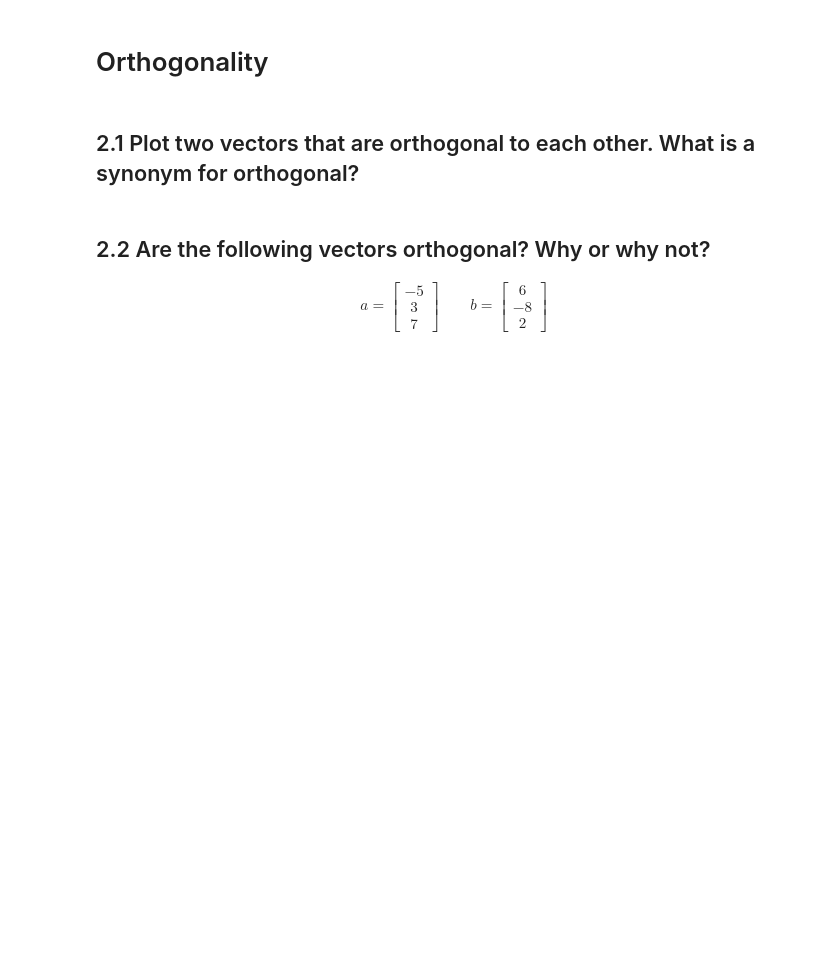
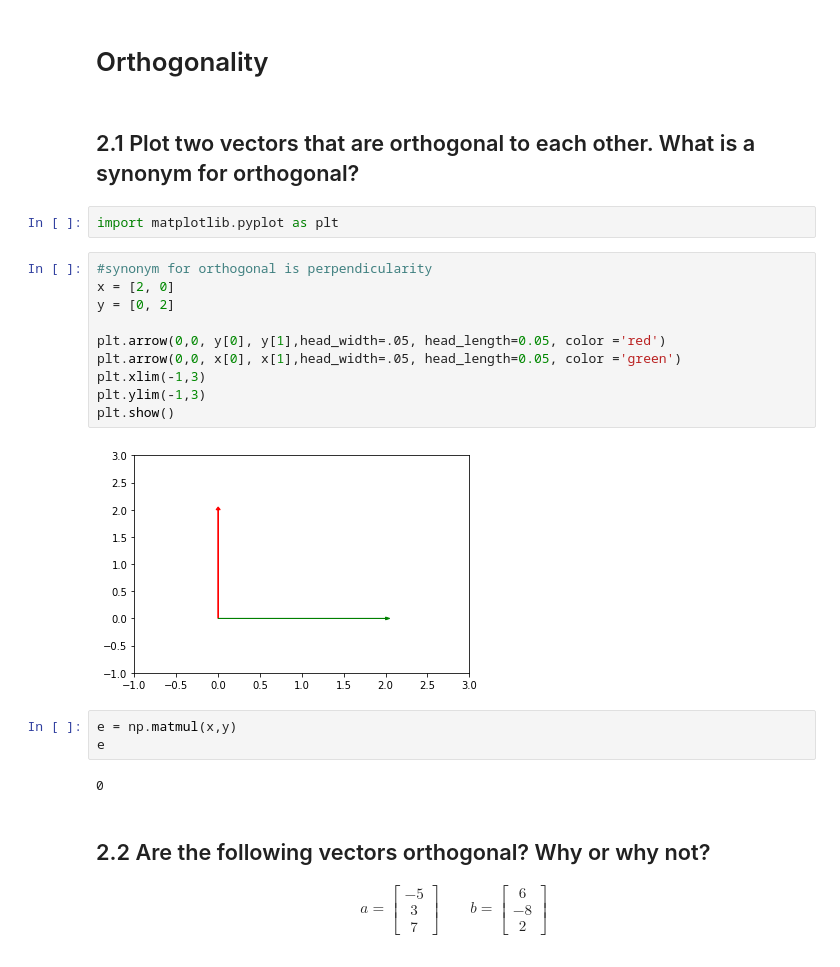
Before and after one commit to IvanCampos11/DS-Unit-1-Sprint-3-Linear-Algebra, a Jupyter notebook: module2-intermediate-linear-algebra/LS_DS_132_Intermediate_Linear_Algebra_Assignment.ipynb, the cells around one changed output. Drawn from its saved outputs; the diff is of its cells as text; blank space fills up the shorter version.

```diff
--- a/module2-intermediate-linear-algebra/LS_DS_132_Intermediate_Linear_Algebra_Assignment.ipynb
+++ b/module2-intermediate-linear-algebra/LS_DS_132_Intermediate_Linear_Algebra_Assignment.ipynb
@@ -72,6 +72,25 @@ df
 # Orthogonality
 # %% [markdown]
 ## 2.1 Plot two vectors that are orthogonal to each other. What is a synonym for orthogonal?
+# %%
+import matplotlib.pyplot as plt
+# %%
+#synonym for orthogonal is perpendicularity
+x = [2, 0]
+y = [0, 2]
+
+plt.arrow(0,0, y[0], y[1],head_width=.05, head_length=0.05, color ='red')
+plt.arrow(0,0, x[0], x[1],head_width=.05, head_length=0.05, color ='green')
+plt.xlim(-1,3)
+plt.ylim(-1,3)
+plt.show()
+# %% [output]
+[figure, added]
+# %%
+e = np.matmul(x,y)
+e
+# %% [output]
+0
 # %% [markdown]
 ## 2.2 Are the following vectors orthogonal? Why or why not?
 
```
Also changed, not shown: parts of 17 cells of this notebook.
